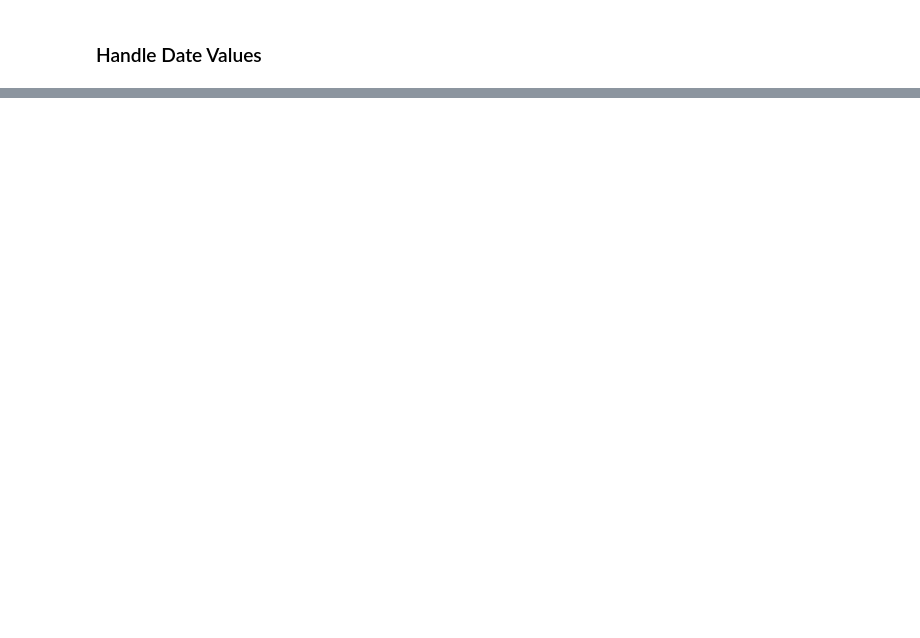
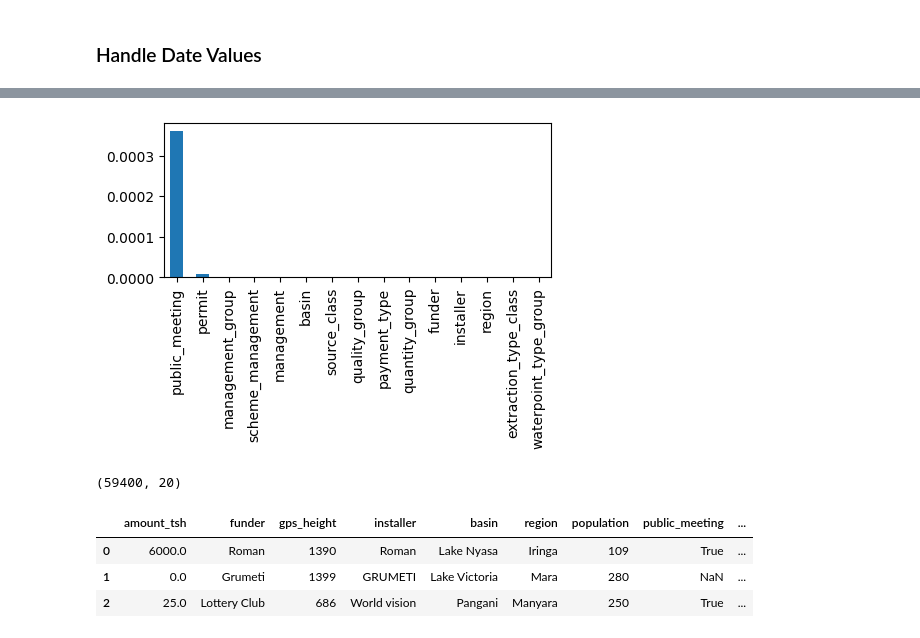
Before and after one commit to anair123/Detecting-Faulty-Water-Pumps-With-Machine-Learning, a Jupyter notebook: Exploratory Data Analysis.ipynb, the cells around one changed output, grey strips where cells are left out. Saved outputs shown, nothing was run; the diff lists cells and outputs as text; code cells hidden in the pictures; blank space fills up the shorter version.

```diff
--- a/Exploratory Data Analysis.ipynb
+++ b/Exploratory Data Analysis.ipynb
@@ -124,0 +185,4 @@ df = df.drop(['construction_year', 'date_recorded'], axis=1)
+# %%
+# columns with high p-values from ANOVA test
+anova_drop = ['num_private']
+df = df.drop(anova_drop, axis=1)
@@ -124,0 +191,38 @@ df = df.drop(['construction_year', 'date_recorded'], axis=1)
+# %%
+# copy the dataframe for chi square tests
+df_chi = df.copy(deep=True)
+
+# keep the categorical variables in the data frame
+cat_var = [col for col in df_chi.columns if df[col].dtypes == 'object']
+df_chi = df_chi[cat_var]
+
+# encode the categorical variables
+label_encoder = LabelEncoder()
+for col in df_chi.columns:
+    df_chi[col] = label_encoder.fit_transform(df_chi[col])
+
+# get input and output variables
+X = df_chi.drop('status_group',axis=1)
+y = df_chi['status_group']
+
+# perform chi-square tests
+chi_scores = chi2(X,y)
+p_values = pd.Series(chi_scores[1],index = X.columns)
+p_values.sort_values(ascending = False , inplace = True)
+# %%
+plt.figure(figsize=(5,2))
+p_values.plot.bar()
+plt.show()
+# %% [output]
+[figure, added]
+# %%
+df.shape
+# %% [output]
+(59400, 20)
+# %%
+df.head(3)
+# %% [output]
+|  | amount_tsh | funder | gps_height | installer | basin | region | population | public_meeting | ... |
+| 0 | 6000.0 | Roman | 1390 | Roman | Lake Nyasa | Iringa | 109 | True | ... |
+| 1 | 0.0 | Grumeti | 1399 | GRUMETI | Lake Victoria | Mara | 280 | NaN | ... |
+| 2 | 25.0 | Lottery Club | 686 | World vision | Pangani | Manyara | 250 | True | ... |
```
Also changed, not shown: parts of 10 cells of this notebook.
